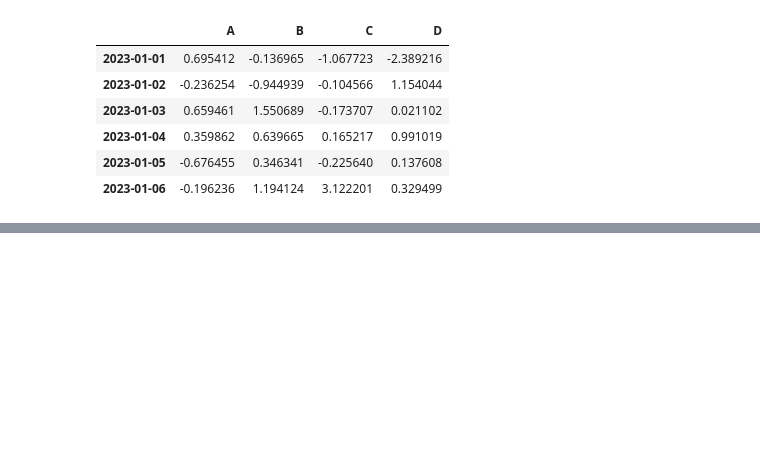
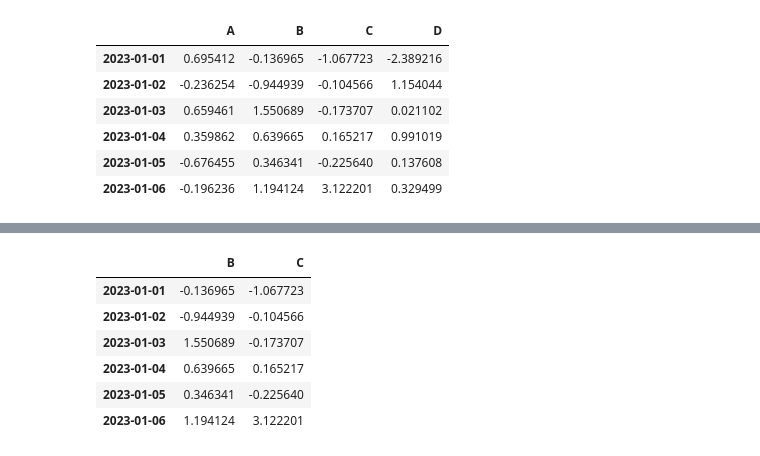
Before and after one commit to kulkarni41/amazon-clone-blockchain, a Jupyter notebook: pandas.ipynb, the cells around one changed output, grey strips where cells are left out. Drawn from its saved outputs; the diff is of its cells as text; code cells hidden in the pictures; blank space fills up the shorter version.

```diff
--- a/pandas.ipynb
+++ b/pandas.ipynb
@@ -45,0 +80,16 @@ dtype: object
+# %%
+#iloc integer-location-based indexing
+df.iloc[1,1]
+df.iloc[0]
+df.iloc[3:5,0:2] #3:5 - it includes 3 & exclude 5 & in 0:2 as well 2 which is column C is excluded (stop index is excluded from the selection.)
+df.iloc[[1,2,4],[0,2]]
+df.iloc[1:3,:]
+df.iloc[:,1:3]
+# %% [output]
+|  | B | C |
+| 2023-01-01 | -0.136965 | -1.067723 |
+| 2023-01-02 | -0.944939 | -0.104566 |
+| 2023-01-03 | 1.550689 | -0.173707 |
+| 2023-01-04 | 0.639665 | 0.165217 |
+| 2023-01-05 | 0.346341 | -0.225640 |
+| 2023-01-06 | 1.194124 | 3.122201 |
```
Also changed, not shown: parts of 3 cells of this notebook.
